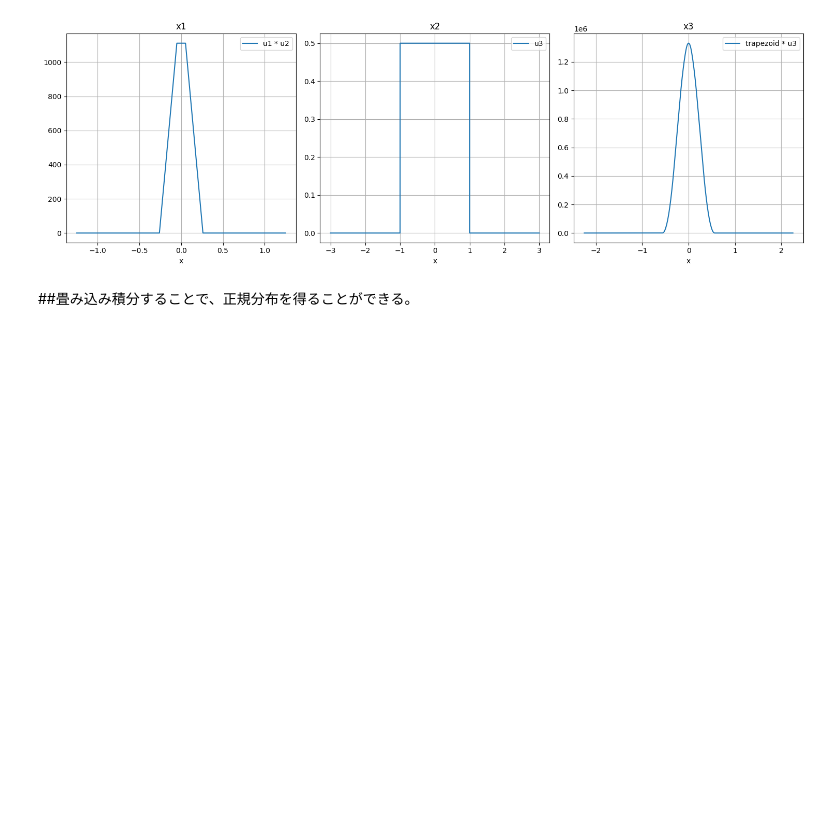
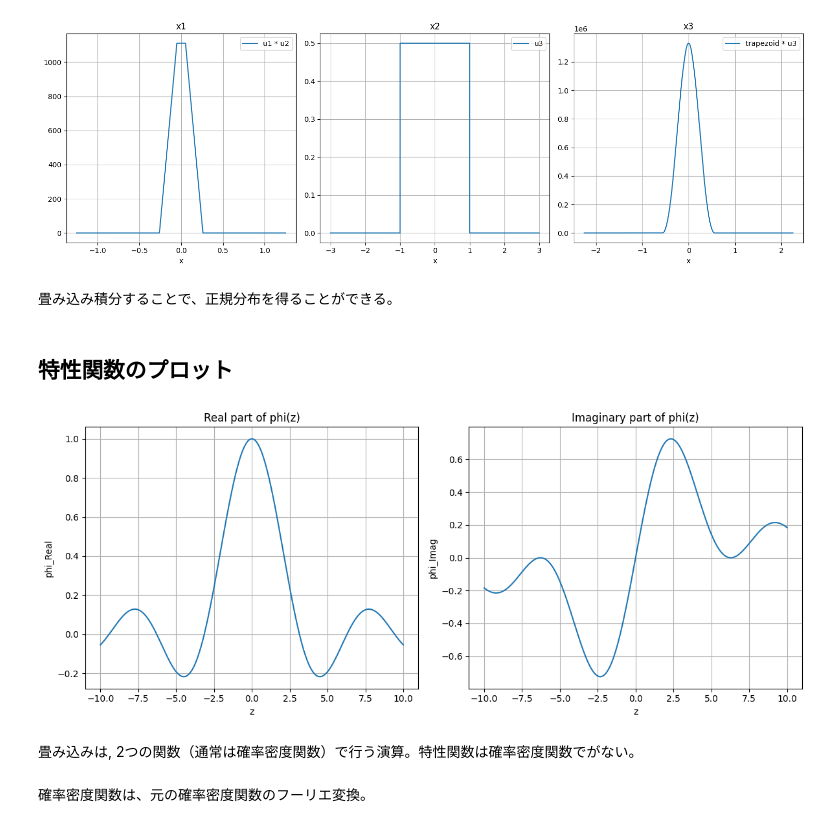
Before and after one commit to jamagiwa/math_visualize, a Jupyter notebook: probability_theory/characteristic_function/convolution.ipynb, the cells around one changed output. Cells and saved outputs as stored; diff of their text form; code cells hidden in the pictures; blank space fills up the shorter version.

```diff
--- a/probability_theory/characteristic_function/convolution.ipynb
+++ b/probability_theory/characteristic_function/convolution.ipynb
@@ -266,5 +266,58 @@ plt.tight_layout()
 plt.show()
 # %% [output]
 [figure]
-# %% [markdown]
-##畳み込み積分することで、正規分布を得ることができる。
+# %% [markdown]
+畳み込み積分することで、正規分布を得ることができる。
+# %% [markdown]
+## 特性関数のプロット
+# %%
+import numpy as np
+import matplotlib.pyplot as plt
+
+#一様分布のパラメータ
+a = 0
+b = 1
+
+#一様分布の特性関数の定義
+def uniform_cf(z, a, b):
+  #z=0の時だけ例外処理
+  if z == 0:
+    return 1.0
+  else:
+    return ((np.exp(1j * z* b)- np.exp(1j * z* a))/(1j * z * (b - a)))
+
+#NumPyの配列に適用できるようにベクトル化
+uniform_cf_vec = np.vectorize(uniform_cf)
+
+#zの範囲を定義
+z_values = np.linspace(-10, 10, 1000)
+
+#特性関数の値を計算
+phi_z = uniform_cf_vec(z_values, a, b)
+
+#プロット
+plt.figure(figsize = (12, 5))
+plt.subplot(1, 2, 1)
+plt.plot(z_values, phi_z.real)
+plt.title("Real part of phi(z)")
+plt.grid(True)
+plt.xlabel("z")
+plt.ylabel("phi_Real")
+plt.grid(True)
+
+plt.subplot(1, 2, 2)
+plt.plot(z_values, phi_z.imag)
+plt.title("Imaginary part of phi(z)")
+plt.grid(True)
+plt.xlabel("z")
+plt.ylabel("phi_Imag")
+plt.grid(True)
+
+plt.tight_layout()
+plt.show()
+# %% [output]
+[figure, added]
+# %% [markdown]
+畳み込みは, 2つの関数（通常は確率密度関数）で行う演算。特性関数は確率密度関数でがない。
+# %% [markdown]
+確率密度関数は、元の確率密度関数のフーリエ変換。
```
Also changed, not shown: parts of 2 cells of this notebook.
